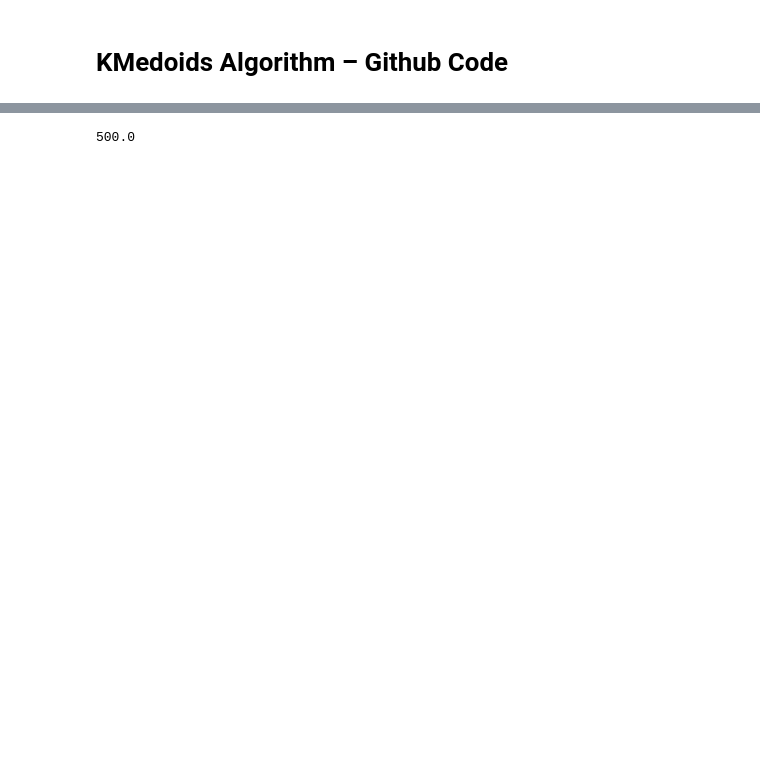
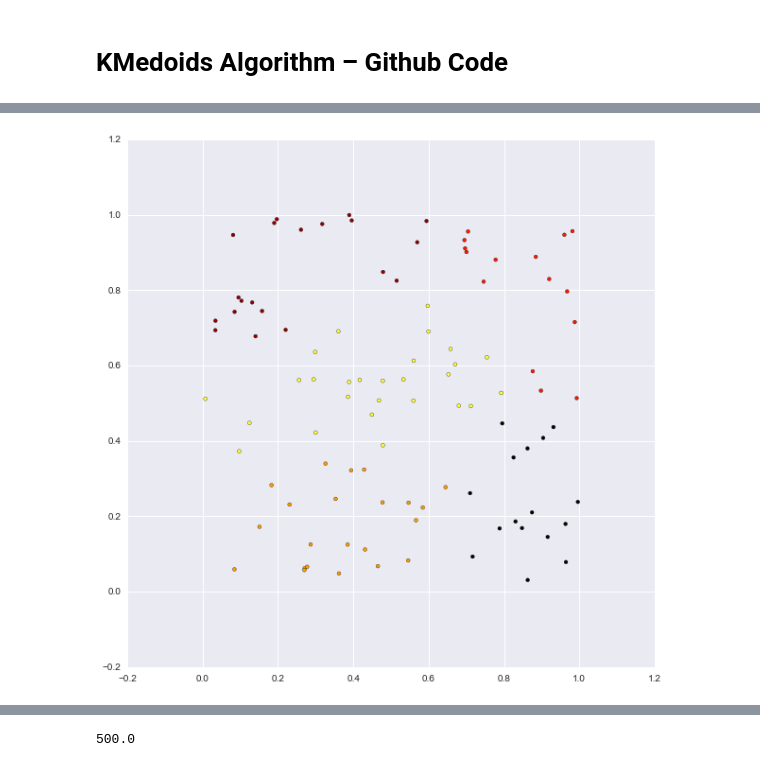
Before and after one commit to c0ns0le/future-employment, a Jupyter notebook: code/notebooks/Untitled Folder/April 1 - Clustering.ipynb, the cells around one changed output, grey strips where cells are left out. Cells and saved outputs as stored; diff of their text form; code cells hidden in the pictures; blank space fills up the shorter version.

Commit message:
added intro, kmedoid algorithm

```diff
--- a/code/notebooks/Untitled Folder/April 1 - Clustering.ipynb
+++ b/code/notebooks/Untitled Folder/April 1 - Clustering.ipynb
@@ -241,13 +304,3 @@ class KMedoids():
 
     def _calc_cluster_cost(self, medoid, cluster):
         return sum(map(lambda x: self._calc_distance(x, cluster), cluster.points))
-# %%
-def test_km():
-    ncols = 3
-    M = np.random.rand(100,ncols)
-    X, y, w = M[:,:ncols-1], M[:,ncols-2:-1], M[:,ncols-1:]
-    km = KMedoids(6, max_iters = 10, threshold_change = 1)
-    clusters = km.fit(X, y, w)
-    return clusters
-
-c = test_km()
@@ -271,7 +313,6 @@ def agg_points(clusters, plot = False):
             all_points = np.vstack((all_points, point.x[np.newaxis, :]))
         all_points = np.vstack((all_points, c.medoid.x[np.newaxis,:]))
         colours += [c.label for i in range(len(c.points) + 1)]
-
 
     x, y, c = all_points[1:,0], all_points[1:,1], np.array(colours)
     if plot:
@@ -284,20 +325,18 @@ def agg_points(clusters, plot = False):
                     return [colours[str(c)] for c in num_list]
             else:
                 colours = np.random.permutation(range(len(uniques)))
-
             return colours
 
         n_points = len(x)
         n_clusters = len(np.unique(c))
-
         colour_ints = colourmap_ints(c, True, True)
-        hot = plt.get_cmap('hot')
-        cNorm  = colors.Normalize(vmin=0, vmax=n_clusters)
-        scalarMap = cmx.ScalarMappable(norm=cNorm, cmap=hot)
+        hot = sns.plt.get_cmap('hot')
+        cNorm  = mpl.colors.Normalize(vmin=0, vmax=n_clusters)
+        scalarMap = mpl.cm.ScalarMappable(norm=cNorm, cmap=hot)
         colours = [scalarMap.to_rgba(i) for i in colour_ints]
 
         # setup the plot
-        fig, ax = plt.subplots(1,1, figsize=(10,10))
+        fig, ax = sns.plt.subplots(1,1, figsize=(10,10))
         ax.scatter(x,y,s=15, c = colours)
 
 
@@ -305,0 +347,12 @@ def agg_points(clusters, plot = False):
+# %%
+def create_test_data(nrows, ncols = 2):
+    M = np.random.rand(nrows, ncols)
+    weights = np.random.rand(nrows, 1)
+    code = np.random.rand(nrows, 1)
+    return M, weights, code
+
+X, W, C = create_test_data(100)
+W = W**3
+# %%
+km = KMedoids(5, lambda x: 1./np.log(x), 1000)
+clusters = km.fit(X, W, C)
@@ -305,0 +377,4 @@ def agg_points(clusters, plot = False):
+# %%
+agg_points(clusters, True)
+# %% [output]
+[figure, added]
```
Also changed, not shown: parts of 23 cells of this notebook, 1 other file.
